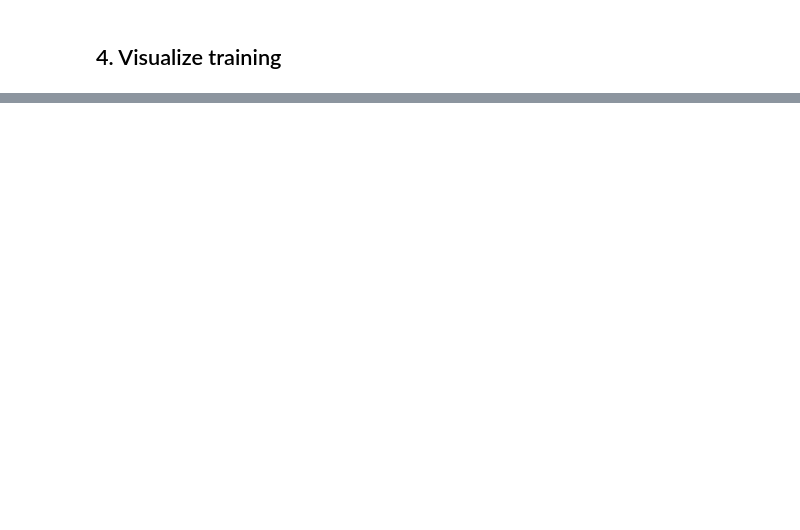
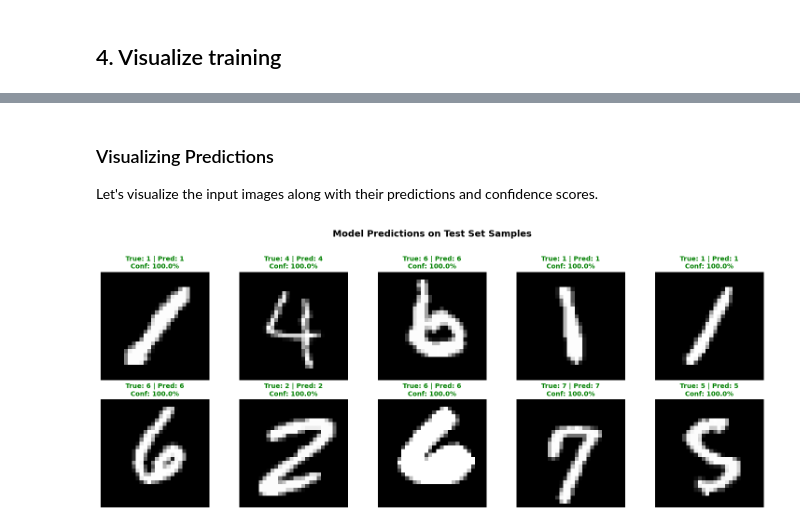
Before and after one commit to philmui/research2026, a Jupyter notebook: 01-nn/notebooks/Digits MNIST.ipynb, the cells around one changed output, grey strips where cells are left out. Cells and saved outputs as stored; diff of their text form; code cells hidden in the pictures; blank space fills up the shorter version.

```diff
--- a/01-nn/notebooks/Digits MNIST.ipynb
+++ b/01-nn/notebooks/Digits MNIST.ipynb
@@ -321,0 +373,30 @@ Total Time:       11.13s (0.19 min)
+# %% [markdown]
+### Visualizing Predictions
+
+Let's visualize the input images along with their predictions and confidence scores.
+# %%
+# Visualize the predictions
+fig, axes = plt.subplots(2, 5, figsize=(15, 6))
+axes = axes.ravel()
+
+for i in range(num_examples):
+    # Reshape the flattened image back to 28x28 for visualization
+    img = sample_images[i].reshape(28, 28)
+
+    # Display the image
+    axes[i].imshow(img, cmap='gray')
+
+    # Set title with prediction info
+    is_correct = true_labels[i] == predicted_labels[i]
+    color = 'green' if is_correct else 'red'
+    confidence = predictions[i][predicted_labels[i]] * 100
+
+    title = f"True: {true_labels[i]} | Pred: {predicted_labels[i]}\nConf: {confidence:.1f}%"
+    axes[i].set_title(title, fontsize=10, color=color, fontweight='bold')
+    axes[i].axis('off')
+
+plt.suptitle('Model Predictions on Test Set Samples', fontsize=14, fontweight='bold', y=1.02)
+plt.tight_layout()
+plt.show()
+# %% [output]
+[figure, added]
```
Also changed, not shown: parts of 10 cells of this notebook.
